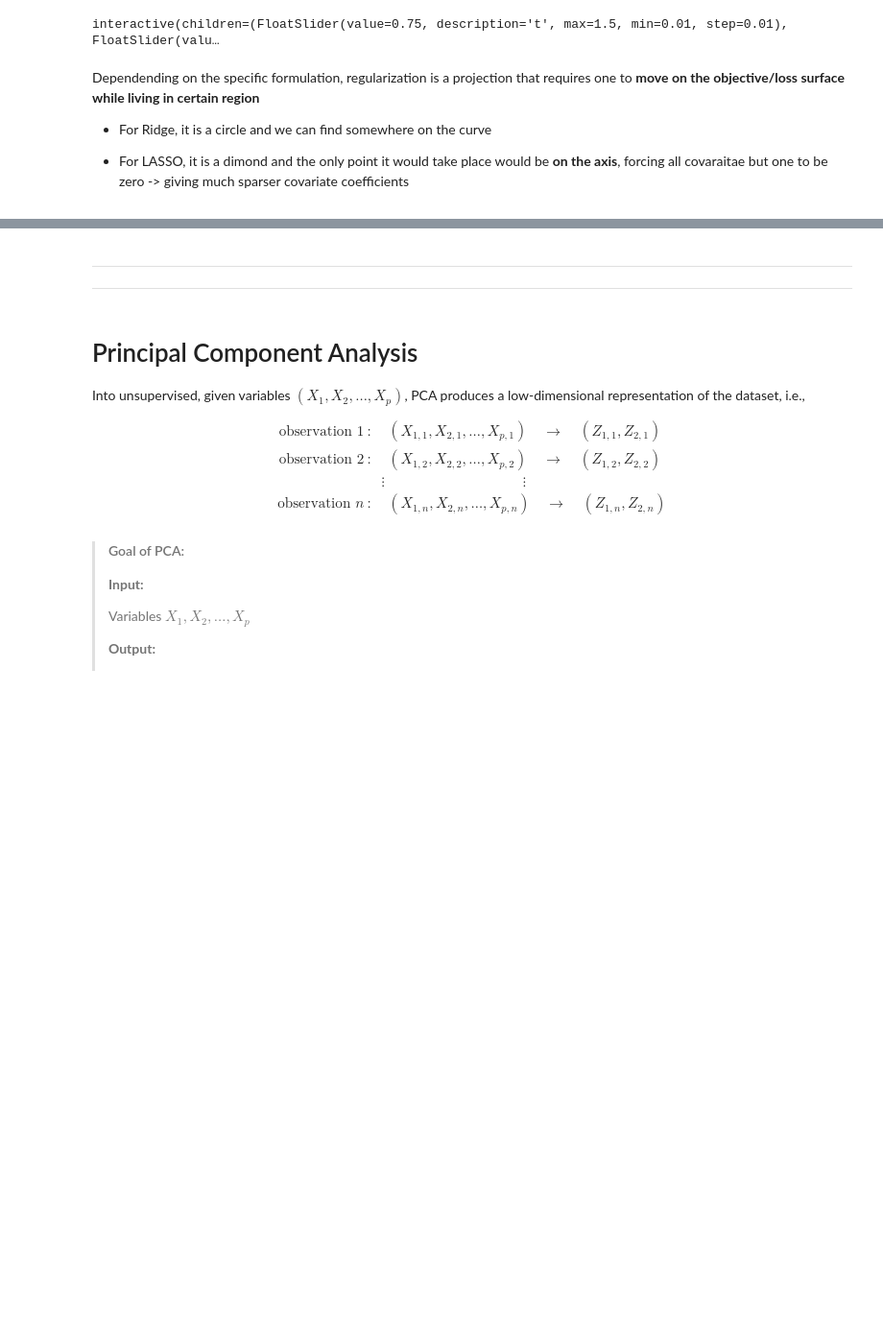
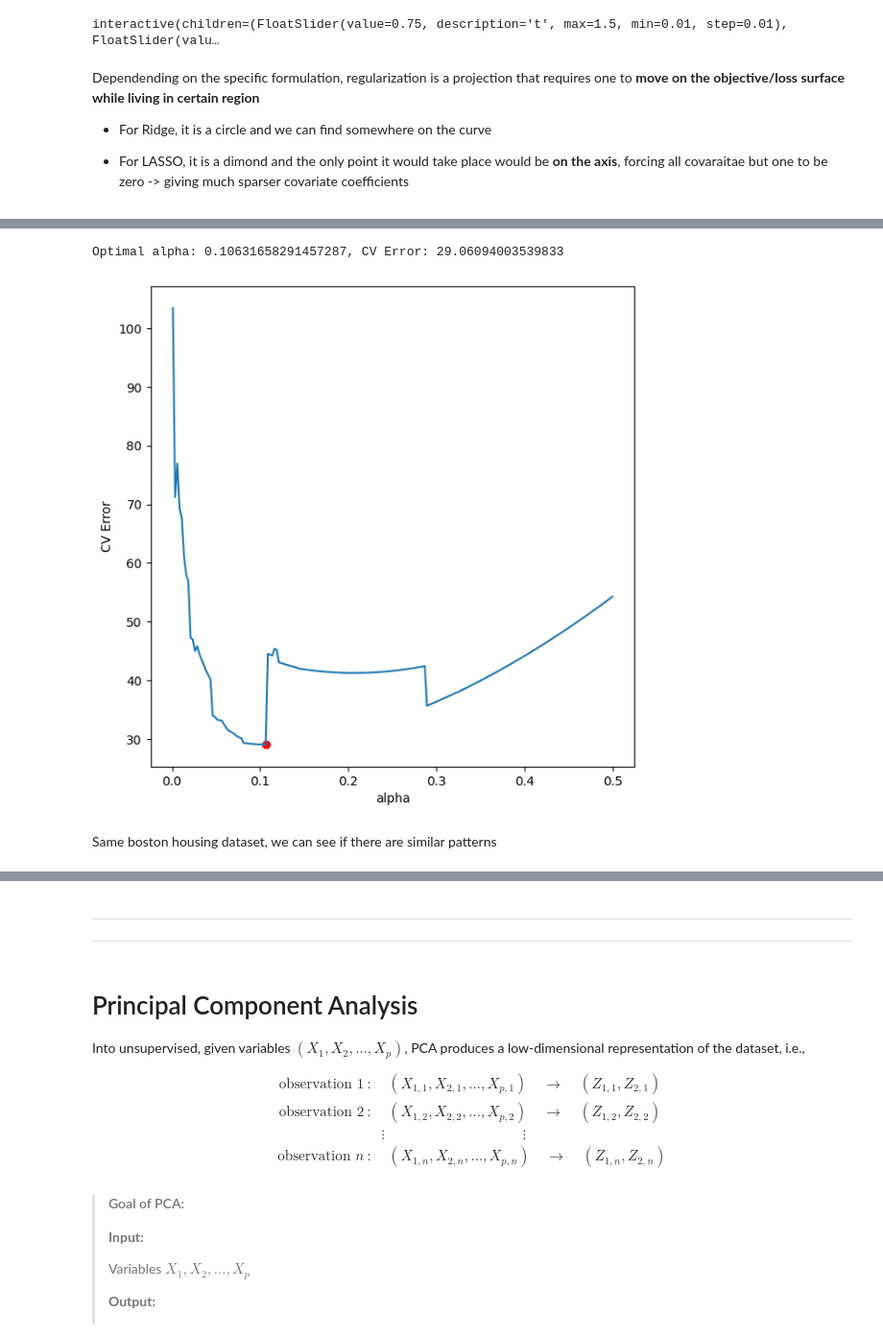
Before and after one commit to KevinBian107/SIP-Demos, a Jupyter notebook: Week9_Shrinking_PCA.ipynb, the cells around one changed output, grey strips where cells are left out. Shown at 96% size. Cells and saved outputs as stored; diff of their text form; code cells hidden in the pictures; blank space fills up the shorter version.

```diff
--- a/Week9_Shrinking_PCA.ipynb
+++ b/Week9_Shrinking_PCA.ipynb
@@ -320,0 +378,30 @@ Dependending on the specific formulation, regularization is a projection that re
+# %%
+from sklearn.model_selection import train_test_split
+train, test = train_test_split(df, test_size = 0.25, random_state = 0)
+train.shape, test.shape
+
+def cv_error(alpha, l1wt, train, test):
+    model = smf.ols(full_model_formula, data=train).\
+                fit_regularized(method='elastic_net', alpha=alpha, L1_wt=l1wt)
+    yhat_test = model.predict(test)
+    error = np.sum((test['y'] - yhat_test) ** 2)
+    return error
+# %%
+l1wt = 1.0
+alphas = np.linspace(1e-3, 0.5, 200)
+cv_errors = np.zeros_like(alphas)
+
+for (i, alpha) in enumerate(alphas):
+    cv_errors[i] = cv_error(alpha, l1wt, train, test)
+
+plt.plot(alphas, cv_errors)
+np.argmin(cv_errors), alphas[np.argmin(cv_errors)]
+print(f'Optimal alpha: {alphas[np.argmin(cv_errors)]}, CV Error: {cv_errors[np.argmin(cv_errors)]}')
+plt.scatter(alphas[np.argmin(cv_errors)], cv_errors[np.argmin(cv_errors)], color='red')
+plt.xlabel('alpha')
+plt.ylabel('CV Error');
+# %% [output]
+Optimal alpha: 0.10631658291457287, CV Error: 29.06094003539833
+[figure, added]
+# %% [markdown]
+Same boston housing dataset, we can see if there are similar patterns
```
Also changed, not shown: parts of 65 cells of this notebook, 2 other files.
